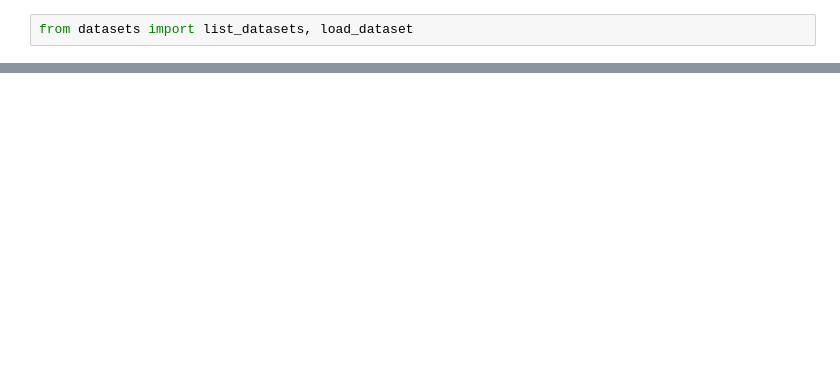
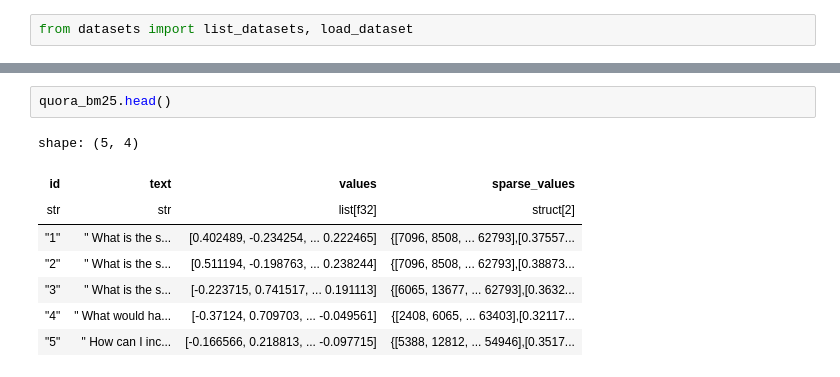
Before and after one commit to pinecone-io/pinecone-datasets, a Jupyter notebook: scratchpad.ipynb, the cells around one changed output, grey strips where cells are left out. Cells and saved outputs as stored; diff of their text form; blank space fills up the shorter version.

```diff
--- a/scratchpad.ipynb
+++ b/scratchpad.ipynb
@@ -35,0 +66,11 @@ for row in dataset.iter_docs(batch_size=2):
+# %%
+quora_bm25.head()
+# %% [output]
+shape: (5, 4)
+| id | text | values | sparse_values |
+| str | str | list[f32] | struct[2] |
+| "1" | " What is the s... | [0.402489, -0.234254, ... 0.222465] | {[7096, 8508, ... 62793],[0.37557... |
+| "2" | " What is the s... | [0.511194, -0.198763, ... 0.238244] | {[7096, 8508, ... 62793],[0.38873... |
+| "3" | " What is the s... | [-0.223715, 0.741517, ... 0.191113] | {[6065, 13677, ... 62793],[0.3632... |
+| "4" | " What would ha... | [-0.37124, 0.709703, ... -0.049561] | {[2408, 6065, ... 63403],[0.32117... |
+| "5" | " How can I inc... | [-0.166566, 0.218813, ... -0.097715] | {[5388, 12812, ... 54946],[0.3517... |
```
Also changed, not shown: parts of 13 cells of this notebook, 9 other files.
